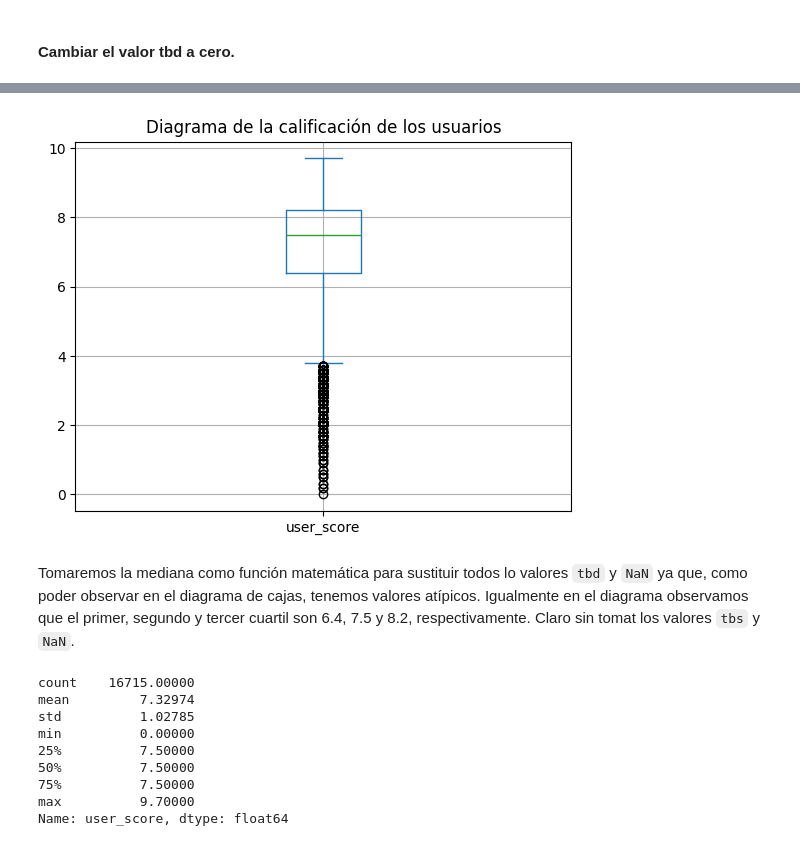
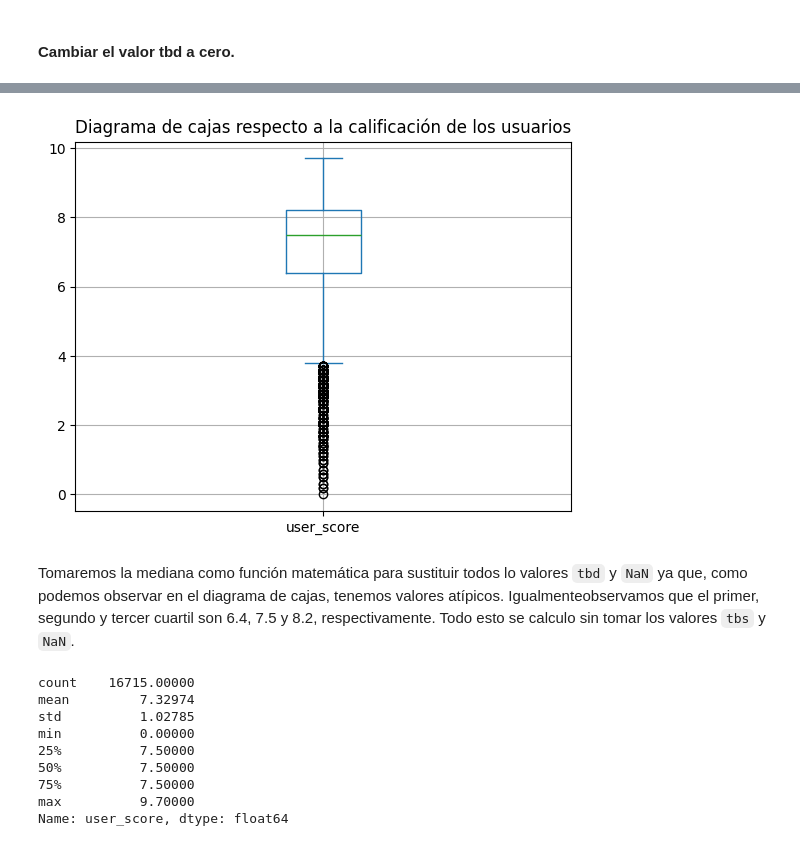
Before and after one commit to Car27VeP/AED_videojuegos, a Jupyter notebook: AED_games.ipynb, the cells around one changed output, grey strips where cells are left out. Drawn from its saved outputs; the diff is of its cells as text; code cells hidden in the pictures.

```diff
--- a/AED_games.ipynb
+++ b/AED_games.ipynb
@@ -152,13 +152,13 @@ min         0.000000
 max         9.700000
 Name: user_score, dtype: float64
 # %%
-user_score.plot.box(title="Diagrama de la calificación de los usuarios")
+user_score.plot.box(title="Diagrama de cajas respecto a la calificación de los usuarios")
 plt.grid(True)
 plt.show()
 # %% [output]
-[figure, old version]
+[figure, new version]
 # %% [markdown]
-Tomaremos la mediana como función matemática para sustituir todos lo valores `tbd` y `NaN` ya que, como poder observar en el diagrama de cajas, tenemos valores atípicos. Igualmente en el diagrama observamos que el primer, segundo y tercer cuartil son 6.4, 7.5 y 8.2, respectivamente. Claro sin tomat los valores `tbs` y `NaN`.
+Tomaremos la mediana como función matemática para sustituir todos lo valores `tbd` y `NaN` ya que, como podemos observar en el diagrama de cajas, tenemos valores atípicos. Igualmenteobservamos que el primer, segundo y tercer cuartil son 6.4, 7.5 y 8.2, respectivamente. Todo esto se calculo sin tomar los valores `tbs` y `NaN`.
 # %%
 df_games['user_score'] = df_games['user_score']\
     .where(~((df_games['user_score'] == 'tbd') | (df_games['user_score'].isnull())),str(median_user_score))
```
Also changed, not shown: parts of 47 cells of this notebook.
